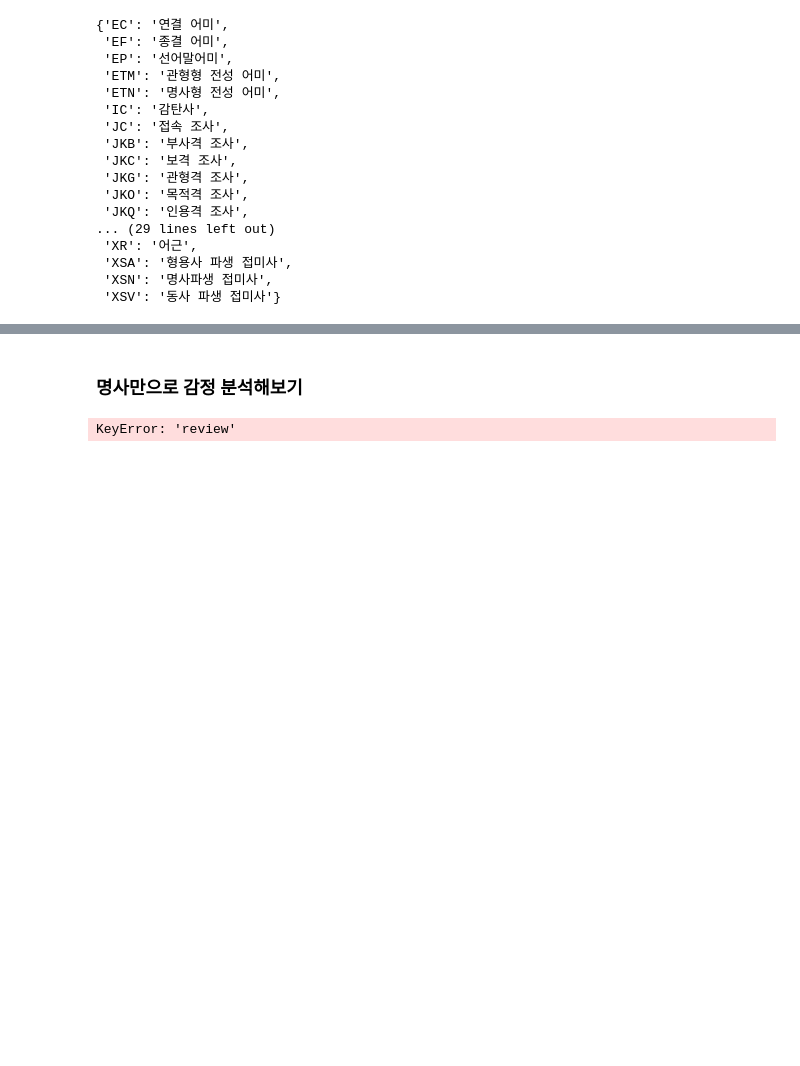
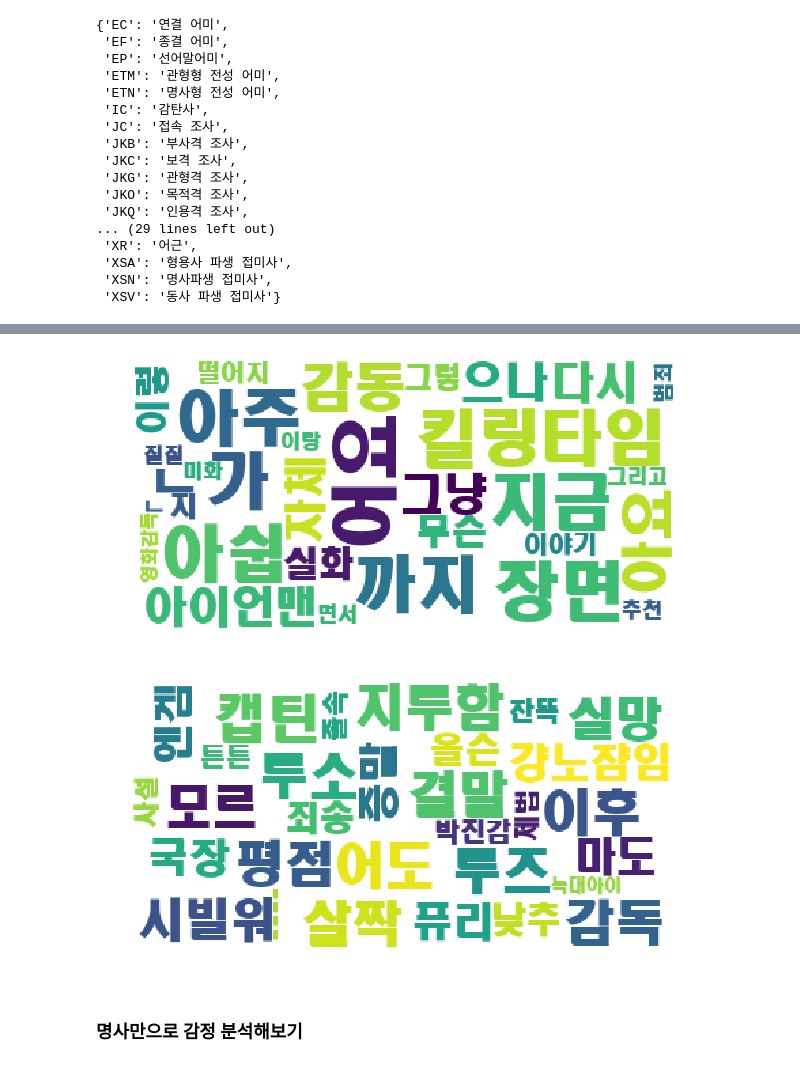
Before and after one commit to deeperence/ICT_AI_AdvanceClass_NLP, a Jupyter notebook: 0424_MovieSentimentalAnalysis.ipynb, the cells around one changed output, grey strips where cells are left out. Saved outputs shown, nothing was run; the diff lists cells and outputs as text; code cells hidden in the pictures; blank space fills up the shorter version.

```diff
--- a/0424_MovieSentimentalAnalysis.ipynb
+++ b/0424_MovieSentimentalAnalysis.ipynb
@@ -407,11 +430,11 @@ KeyError: 'review'
 # %%
-globalTDM = defaultdict(Counter)
+TDM = defaultdict(Counter)
 
-for i, termList in globalDTM.items():
+for i, termList in DTM.items():
     for term, freq in termList.items():
-        globalTDM[term][i]= freq
+        TDM[term][i] = freq
 # %%
-globalLexicon = list(globalTDM.keys())
+Lexicon = list(TDM.keys())
 # %%
 # 의미를 보려고 하는 것이 아니라 단어 간의 관계를 보고자 하므로 영어 한글 혼용해도 잘 작동.
 # 학습 데이터에 seed 단어가 없다면 빈도가 0이므로 결과가 나오지 않는다. 따라서 seed에 맞게 데이터셋(몇백만 건 이상)을 구축해야 함.
@@ -445,16 +463,29 @@ SyntaxError: invalid syntax (<ipython-input-86-2481bbe96c83>, line 20)
 # %%
-nGlobalPMI = defaultdict(float)
-nGlobalNPMI = defaultdict(float)
+nPMI = defaultdict(float)
+nNPMI = defaultdict(float)
 
-seedDocList = list(globalTDM[pSeed[0]].keys())
-seedLikelihood = len(seedDocList)/N
+seedDocList = list(TDM[nSeeds[0]].keys())
+seedLikelihood = len(seedDocList) / N
 
-for term in list(set(positiveLexicon + negativeLexicon)):
-    termDocList = list(positiveTDM[term].keys()) + list(negativeTDM[term].keys())
-    termLikelihood = (len(termDocList) + K)/N
+for term in Lexicon:
+    termDocList = list(TDM[term].keys())
+    termLikelihood = len(termDocList) / N
 
-    jointLikelihood = (len(negativeTDM[term].keys()) + K)/N
+    jointLikelihood = (len(set(seedDocList).intersection(termDocList)) + K)/N
     multiLikelihood = seedLikelihood * termLikelihood
 
-    negativePMI[term] = log(jointLikelihood/multiLikelihood)
-    negativeNPMI[term] = negativePMI[term]/-log(jointLikelihood)
+    nPMI[term] = log(jointLikelihood/multiLikelihood)
+    nNPMI[term] = nPMI[term]/-log(jointLikelihood)
+# %%
+SO = defaultdict(float)
+iSO = defaultdict(float)
+
+_SO = defaultdict(float)
+_iSO = defaultdict(float)
+
+for term in TDM.keys():
+    SO[term] += pPMI[term] - nPMI[term]
+    iSO[term] -= pPMI[term] - nPMI[term]
+
+    _SO[term] += pNPMI[term] - nNPMI[term]
+    _iSO[term] -= pNPMI[term] - nNPMI[term]
@@ -461,2 +509,8 @@ for term in list(set(positiveLexicon + negativeLexicon)):
+# %%
+drawCloud(dict(sorted(SO.items(), key=lambda x:x[1], reverse=True)[:30]))
+drawCloud(dict(sorted(iSO.items(), key=lambda x:x[1], reverse=True)[:30]))
+# %% [output]
+[figure, added]
+[figure, added]
 # %% [markdown]
 ### 명사만으로 감정 분석해보기
@@ -466,13 +516,0 @@ pSeed2 = (["재미없", '지겹'])
-# %%
-globalTDM = defaultdict(Counter)
-
-for i, review in enumerate(data["review"]):
-    posList = ma.morphs(review) # 모든 명사에 대한 목록
-
-    for term in posList:
-        if len(term) >1:
-            globalTDM[i][term] += 1
-            # term=> i번째 문서 = 1. 즉 어떤 단어 term이 i번째 문서에서 나왔다는 의미
-            # term df => term {문서:1, 문서:1, 문서:1}
-# %% [output]
-KeyError: 'review'
```
Also changed, not shown: parts of 50 cells of this notebook, 2 other files.
